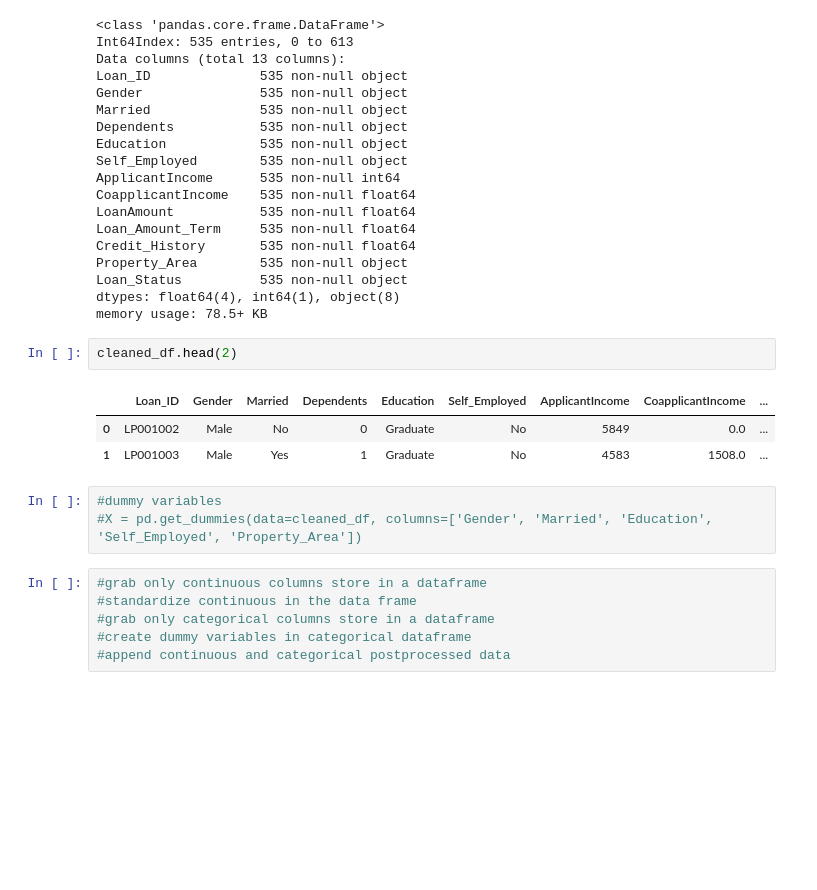
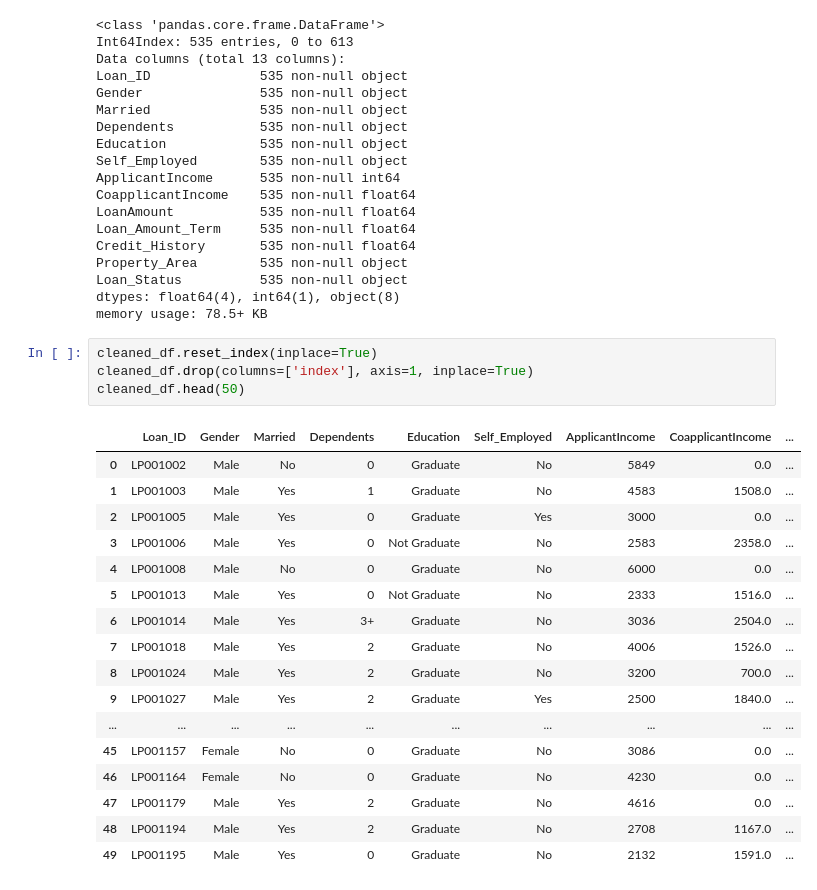
Before and after one commit to yammy20/DataScienceProjects, a Jupyter notebook: LoanPredictionSet/Loan Prediction Set.ipynb, the cells around one changed output. Saved outputs shown, nothing was run; the diff lists cells and outputs as text; blank space fills up the shorter version.

```diff
--- a/LoanPredictionSet/Loan Prediction Set.ipynb
+++ b/LoanPredictionSet/Loan Prediction Set.ipynb
@@ -1338,18 +1338,25 @@ Property_Area        535 non-null object
 Loan_Status          535 non-null object
 dtypes: float64(4), int64(1), object(8)
 memory usage: 78.5+ KB
-# %%
-cleaned_df.head(2)
-# %% [output]
-|  | Loan_ID | Gender | Married | Dependents | Education | Self_Employed | ApplicantIncome | CoapplicantIncome | ... |
-| 0 | LP001002 | Male | No | 0 | Graduate | No | 5849 | 0.0 | ... |
-| 1 | LP001003 | Male | Yes | 1 | Graduate | No | 4583 | 1508.0 | ... |
-# %%
-#dummy variables
-#X = pd.get_dummies(data=cleaned_df, columns=['Gender', 'Married', 'Education', 'Self_Employed', 'Property_Area'])
-# %%
-#grab only continuous columns store in a dataframe
-#standardize continuous in the data frame
-#grab only categorical columns store in a dataframe
-#create dummy variables in categorical dataframe
-#append continuous and categorical postprocessed data
+# %%
+cleaned_df.reset_index(inplace=True)
+cleaned_df.drop(columns=['index'], axis=1, inplace=True)
+cleaned_df.head(50)
+# %% [output]
+|  | Loan_ID | Gender | Married | Dependents | Education | Self_Employed | ApplicantIncome | CoapplicantIncome | ... |
+| 0 | LP001002 | Male | No | 0 | Graduate | No | 5849 | 0.0 | ... |
+| 1 | LP001003 | Male | Yes | 1 | Graduate | No | 4583 | 1508.0 | ... |
+| 2 | LP001005 | Male | Yes | 0 | Graduate | Yes | 3000 | 0.0 | ... |
+| 3 | LP001006 | Male | Yes | 0 | Not Graduate | No | 2583 | 2358.0 | ... |
+| 4 | LP001008 | Male | No | 0 | Graduate | No | 6000 | 0.0 | ... |
+| 5 | LP001013 | Male | Yes | 0 | Not Graduate | No | 2333 | 1516.0 | ... |
+| 6 | LP001014 | Male | Yes | 3+ | Graduate | No | 3036 | 2504.0 | ... |
+| 7 | LP001018 | Male | Yes | 2 | Graduate | No | 4006 | 1526.0 | ... |
+| 8 | LP001024 | Male | Yes | 2 | Graduate | No | 3200 | 700.0 | ... |
+| 9 | LP001027 | Male | Yes | 2 | Graduate | Yes | 2500 | 1840.0 | ... |
+| ... | ... | ... | ... | ... | ... | ... | ... | ... | ... |
+| 45 | LP001157 | Female | No | 0 | Graduate | No | 3086 | 0.0 | ... |
+| 46 | LP001164 | Female | No | 0 | Graduate | No | 4230 | 0.0 | ... |
+| 47 | LP001179 | Male | Yes | 2 | Graduate | No | 4616 | 0.0 | ... |
+| 48 | LP001194 | Male | Yes | 2 | Graduate | No | 2708 | 1167.0 | ... |
+| 49 | LP001195 | Male | Yes | 0 | Graduate | No | 2132 | 1591.0 | ... |
```
Also changed, not shown: parts of 8 cells of this notebook.
